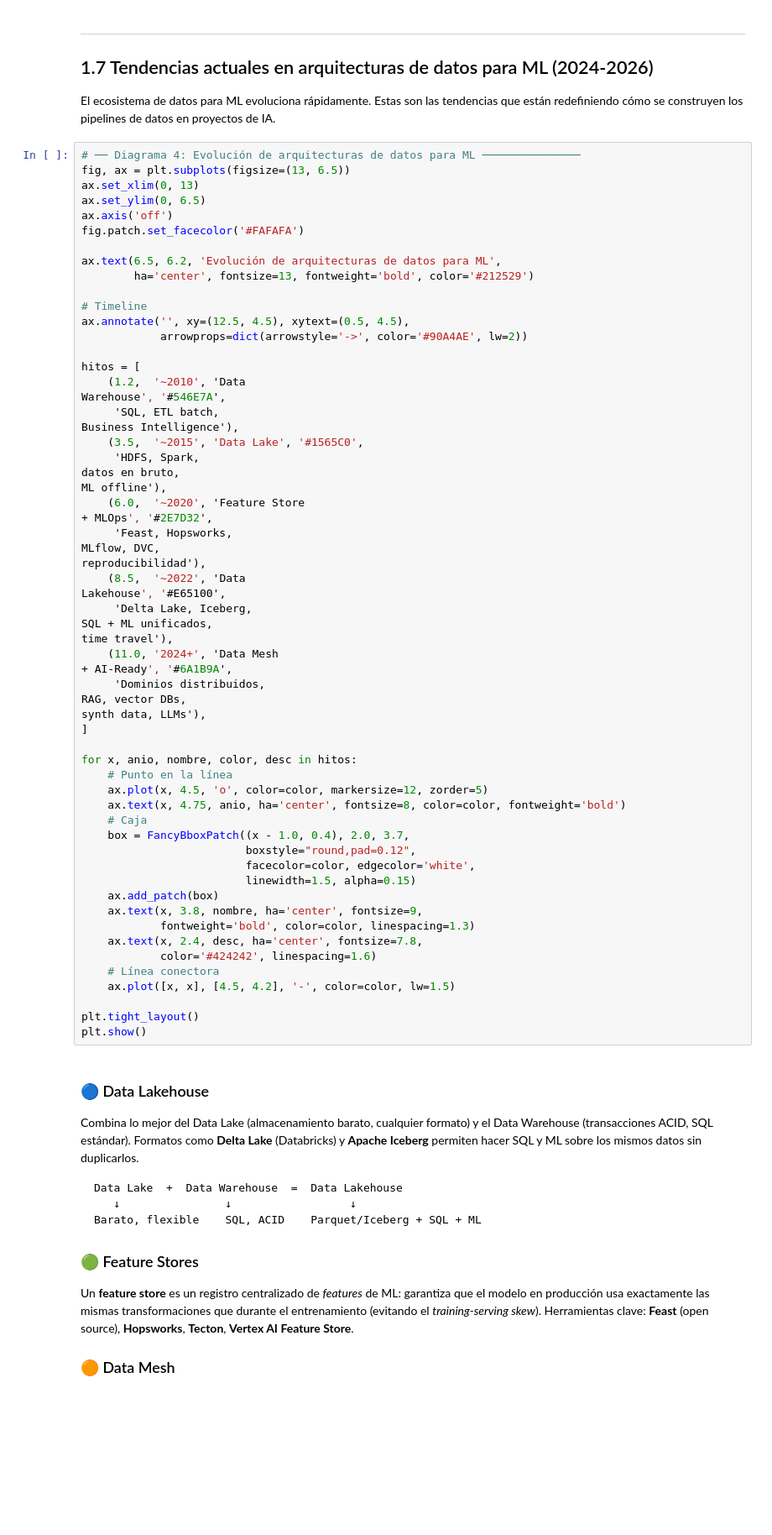
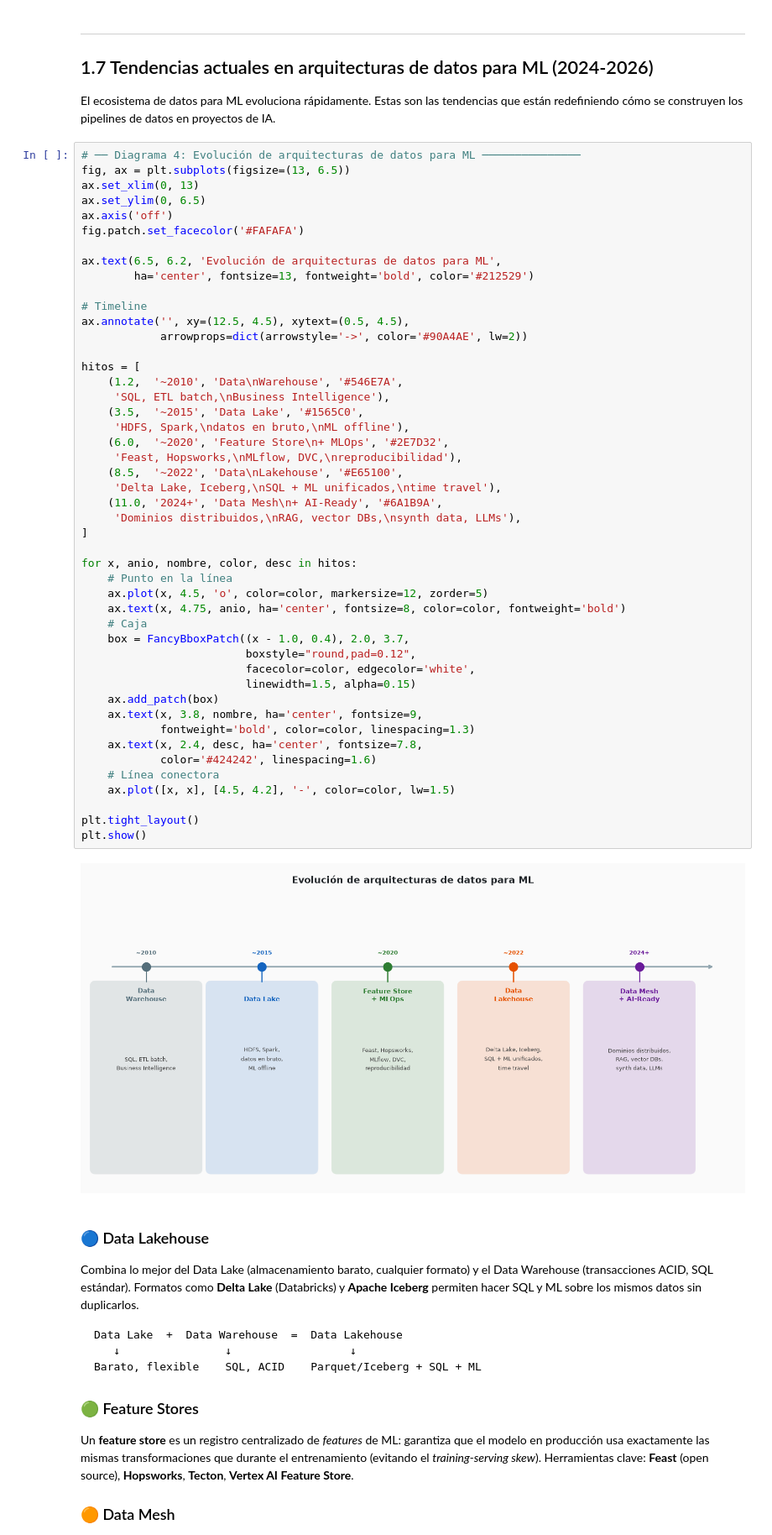
Before and after one commit to alberto-dealarcon-pro/ETCDFM, a Jupyter notebook: UD1/Bloque_1_Naturaleza_y_clasificacion/B1_Naturaleza_y_Clasificacion_de_Fuentes.ipynb, the cells around one changed output. Shown at 84% size. Saved outputs shown, nothing was run; the diff lists cells and outputs as text; blank space fills up the shorter version.

```diff
--- a/UD1/Bloque_1_Naturaleza_y_clasificacion/B1_Naturaleza_y_Clasificacion_de_Fuentes.ipynb
+++ b/UD1/Bloque_1_Naturaleza_y_clasificacion/B1_Naturaleza_y_Clasificacion_de_Fuentes.ipynb
@@ -825,55 +1009,44 @@ fig.patch.set_facecolor('#FAFAFA')
 ax.text(6.5, 6.2, 'Evolución de arquitecturas de datos para ML',
         ha='center', fontsize=13, fontweight='bold', color='#212529')
 
 # Timeline
 ax.annotate('', xy=(12.5, 4.5), xytext=(0.5, 4.5),
             arrowprops=dict(arrowstyle='->', color='#90A4AE', lw=2))
 
 hitos = [
-    (1.2,  '~2010', 'Data
-Warehouse', '#546E7A',
-     'SQL, ETL batch,
-Business Intelligence'),
+    (1.2,  '~2010', 'Data\nWarehouse', '#546E7A',
+     'SQL, ETL batch,\nBusiness Intelligence'),
     (3.5,  '~2015', 'Data Lake', '#1565C0',
-     'HDFS, Spark,
-datos en bruto,
-ML offline'),
-    (6.0,  '~2020', 'Feature Store
-+ MLOps', '#2E7D32',
-     'Feast, Hopsworks,
-MLflow, DVC,
-reproducibilidad'),
-    (8.5,  '~2022', 'Data
-Lakehouse', '#E65100',
-     'Delta Lake, Iceberg,
-SQL + ML unificados,
-time travel'),
-    (11.0, '2024+', 'Data Mesh
-+ AI-Ready', '#6A1B9A',
-     'Dominios distribuidos,
-RAG, vector DBs,
-synth data, LLMs'),
+     'HDFS, Spark,\ndatos en bruto,\nML offline'),
+    (6.0,  '~2020', 'Feature Store\n+ MLOps', '#2E7D32',
+     'Feast, Hopsworks,\nMLflow, DVC,\nreproducibilidad'),
+    (8.5,  '~2022', 'Data\nLakehouse', '#E65100',
+     'Delta Lake, Iceberg,\nSQL + ML unificados,\ntime travel'),
+    (11.0, '2024+', 'Data Mesh\n+ AI-Ready', '#6A1B9A',
+     'Dominios distribuidos,\nRAG, vector DBs,\nsynth data, LLMs'),
 ]
 
 for x, anio, nombre, color, desc in hitos:
     # Punto en la línea
     ax.plot(x, 4.5, 'o', color=color, markersize=12, zorder=5)
     ax.text(x, 4.75, anio, ha='center', fontsize=8, color=color, fontweight='bold')
     # Caja
     box = FancyBboxPatch((x - 1.0, 0.4), 2.0, 3.7,
                          boxstyle="round,pad=0.12",
                          facecolor=color, edgecolor='white',
                          linewidth=1.5, alpha=0.15)
     ax.add_patch(box)
     ax.text(x, 3.8, nombre, ha='center', fontsize=9,
             fontweight='bold', color=color, linespacing=1.3)
     ax.text(x, 2.4, desc, ha='center', fontsize=7.8,
             color='#424242', linespacing=1.6)
     # Línea conectora
     ax.plot([x, x], [4.5, 4.2], '-', color=color, lw=1.5)
 
 plt.tight_layout()
 plt.show()
+# %% [output]
+[figure, added]
 # %% [markdown]
 ### 🔵 Data Lakehouse
 Combina lo mejor del Data Lake (almacenamiento barato, cualquier formato) y el Data Warehouse (transacciones ACID, SQL estándar). Formatos como **Delta Lake** (Databricks) y **Apache Iceberg** permiten hacer SQL y ML sobre los mismos datos sin duplicarlos.
```
Also changed, not shown: parts of 17 cells of this notebook, 4 other files.
